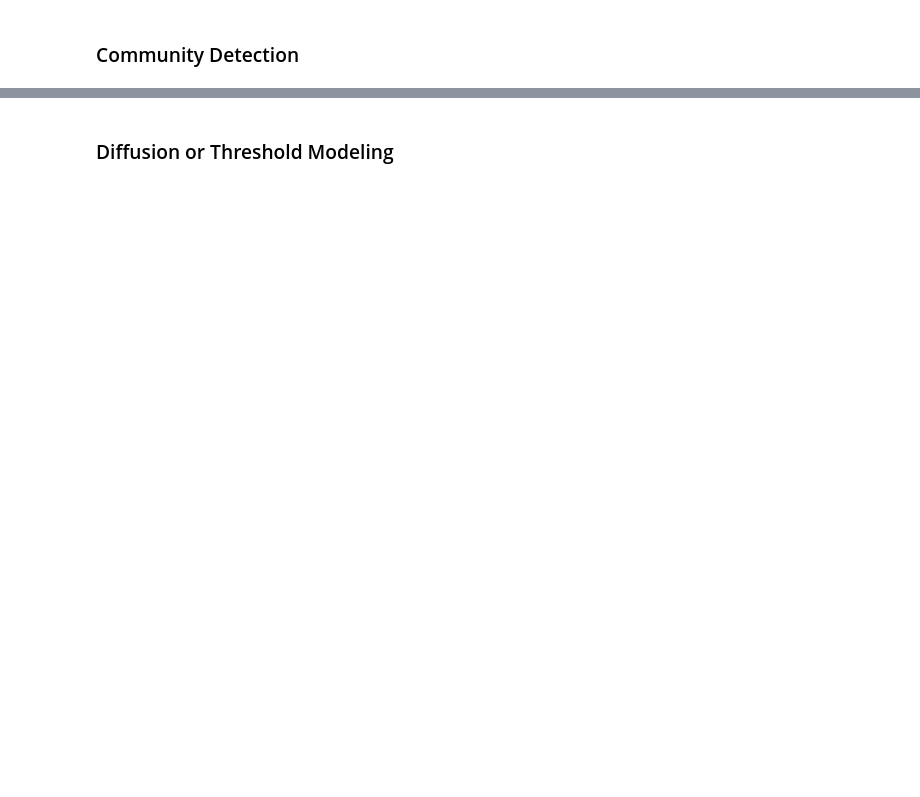
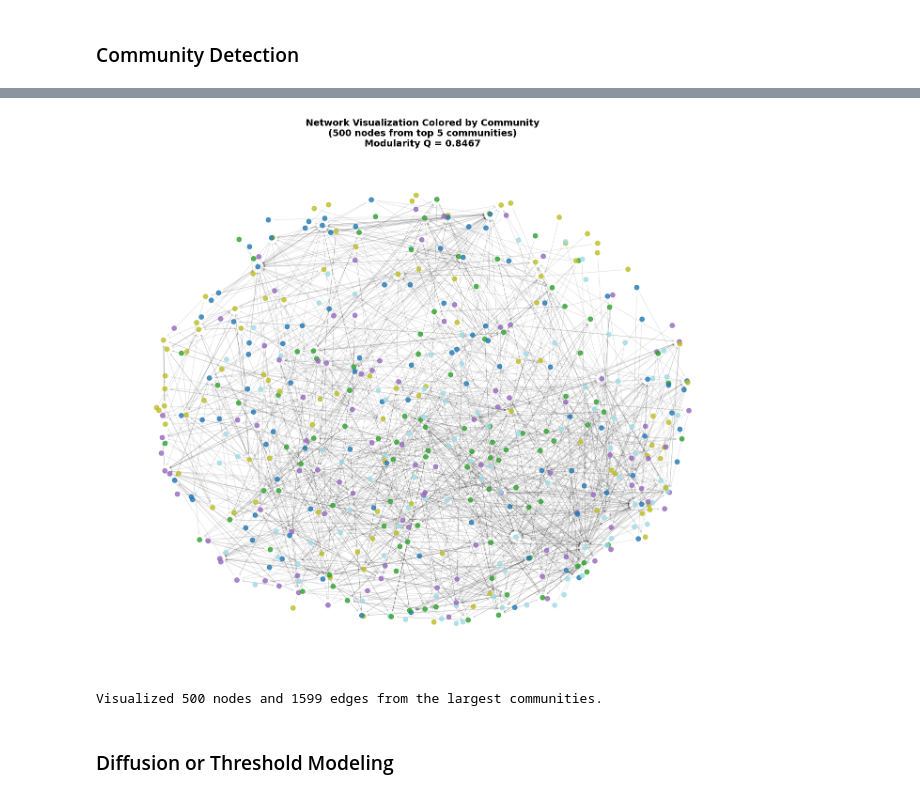
Before and after one commit to Eloto04/CS4230-AmazonShinyApp, a Jupyter notebook: Modeling.ipynb, the cells around one changed output, grey strips where cells are left out. Saved outputs shown, nothing was run; the diff lists cells and outputs as text; code cells hidden in the pictures; blank space fills up the shorter version.

Commit message:
Update notebook for data analysis

```diff
--- a/Modeling.ipynb
+++ b/Modeling.ipynb
@@ -68 +81,11 @@ Top 10 nodes by Eigenvector Centrality:
   Node 32862: 0.127446
+# %%
+# Calculate Degree Centrality
+print("Computing Degree Centrality...")
+degree_centrality = nx.degree_centrality(G)
+
+# Show the top 10 nodes
+print("\nTop 10 nodes by Degree Centrality:")
+top_degree = sorted(degree_centrality.items(), key=lambda x: x[1], reverse=True)[:10]
+for node, score in top_degree:
+    print(f"  Node {node}: {score:.6f}")
@@ -68,0 +106,10 @@ Top 10 nodes by Eigenvector Centrality:
+# %%
+# Calculate Betweenness Centrality
+print("Computing Betweenness Centrality...")
+betweenness_centrality = nx.betweenness_centrality(G, k=1000)  # Sample 1000 nodes for speed
+
+# Show the top 10 nodes
+print("\nTop 10 nodes by Betweenness Centrality:")
+top_betweenness = sorted(betweenness_centrality.items(), key=lambda x: x[1], reverse=True)[:10]
+for node, score in top_betweenness:
+    print(f"  Node {node}: {score:.6f}")
@@ -72,0 +194,56 @@ Top 10 nodes by Eigenvector Centrality:
+# %%
+# Visualize the communities and calculate modularity
+
+# Calculate modularity Q value
+community_sets = [set(nodes) for nodes in communities.values()]
+modularity_q = nx.algorithms.community.modularity(G, community_sets)
+
+print(f"Network Community Analysis:")
+print(f"Number of detected communities: {len(communities)}")
+print(f"Modularity Q: {modularity_q:.4f}")
+print(f"(Q ranges from -0.5 to 1.0; higher is better)\n")
+
+# Sample some nodes to visualize (can't plot all of them)
+# Just take nodes from the biggest communities
+n_nodes_to_sample = 500
+largest_community_ids = sorted(communities.keys(),
+                               key=lambda x: len(communities[x]),
+                               reverse=True)[:5]
+nodes_to_plot = []
+for comm_id in largest_community_ids:
+    nodes_to_plot.extend(communities[comm_id][:n_nodes_to_sample // 5])
+
+# Create subgraph
+G_sample = G.subgraph(nodes_to_plot).copy()
+
+# Assign colors based on community
+node_colors = [node_to_community[node] for node in G_sample.nodes()]
+
+# Create visualization
+plt.figure(figsize=(14, 12))
+
+# Use spring layout for better visualization
+pos = nx.spring_layout(G_sample, k=0.5, iterations=50, seed=42)
+
+# Draw the network
+nx.draw_networkx_nodes(G_sample, pos,
+                       node_color=node_colors,
+                       node_size=50,
+                       cmap='tab20',
+                       alpha=0.8)
+
+nx.draw_networkx_edges(G_sample, pos,
+                       alpha=0.2,
+                       width=0.5,
+                       arrows=True,
+                       arrowsize=5,
+                       arrowstyle='->')
+
+plt.title(f'Network Visualization Colored by Community\n({len(G_sample.nodes())} nodes from top 5 communities)\nModularity Q = {modularity_q:.4f}',
+          fontsize=14, fontweight='bold')
+plt.axis('off')
+plt.tight_layout()
+plt.show()
+
+print(f"Visualized {len(G_sample.nodes())} nodes and {len(G_sample.edges())} edges from the largest communities.")
+# %% [output]
@@ -73,2 +254,4 @@ Top 10 nodes by Eigenvector Centrality:
+[figure, added]
+Visualized 500 nodes and 1599 edges from the largest communities.
 # %% [markdown]
 ### Diffusion or Threshold Modeling
```
Also changed, not shown: parts of 22 cells of this notebook.
